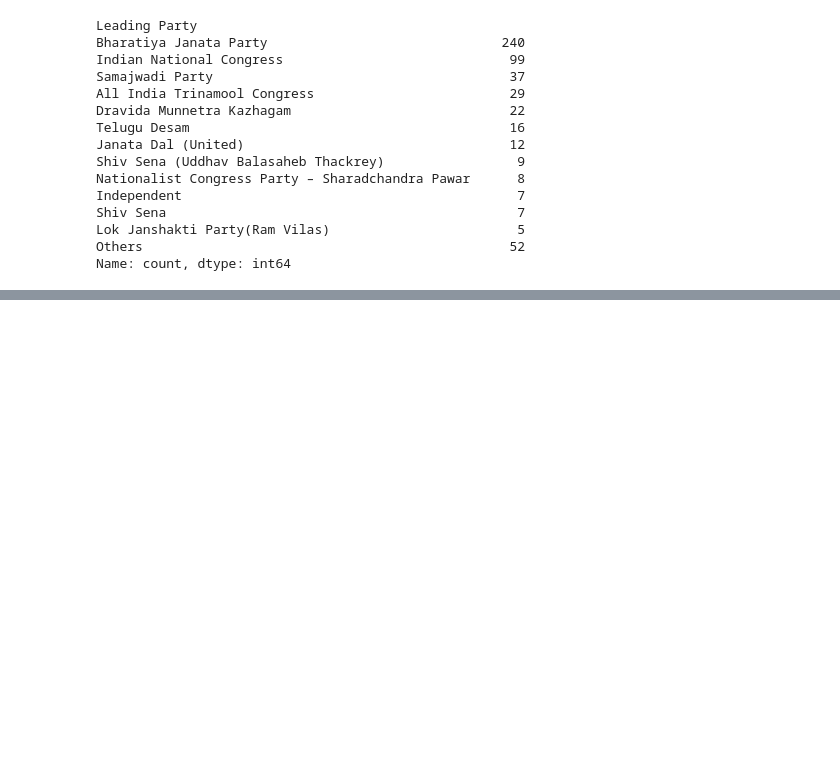
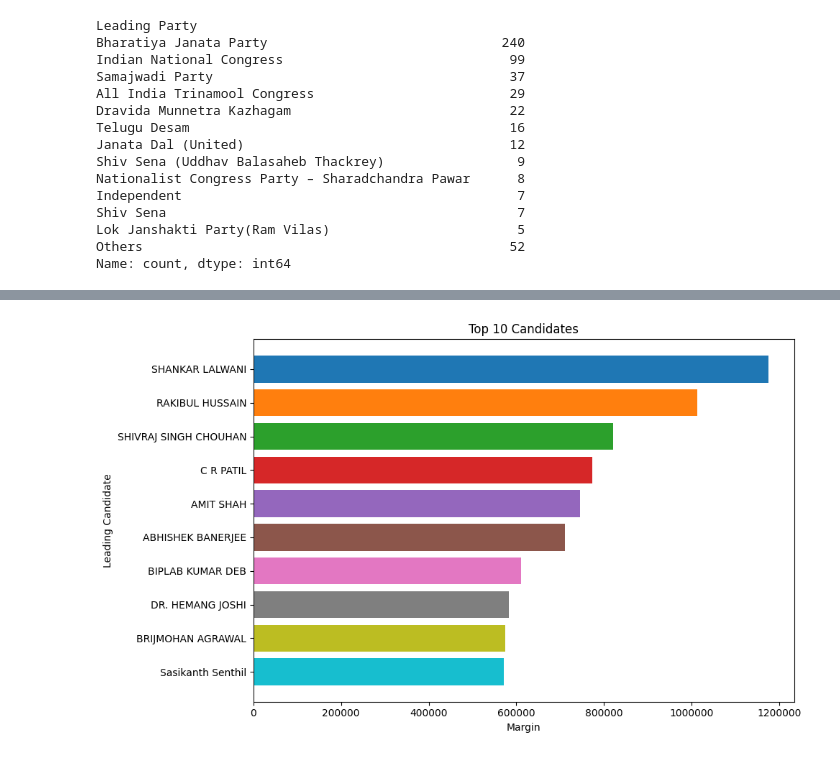
Before and after one commit to VijayKandpal001/Election_Dataset_Analysis, a Jupyter notebook: main.ipynb, the cells around one changed output, grey strips where cells are left out. Cells and saved outputs as stored; diff of their text form; code cells hidden in the pictures; blank space fills up the shorter version.

```diff
--- a/main.ipynb
+++ b/main.ipynb
@@ -160,0 +212,13 @@ Name: count, dtype: int64
+# %%
+top_10_winners=election_dataset.sort_values(by="Margin", ascending=False).head(10)
+plt.figure(figsize=(10,6))
+plt.barh(top_10_winners["Leading Candidate"], top_10_winners["Margin"], color =plt.cm.tab10.colors)
+plt.gca().invert_yaxis()
+plt.xlabel("Margin")
+plt.ylabel("Leading Candidate")
+plt.title("Top 10 Candidates")
+plt.ticklabel_format(style='plain', axis='x')
+plt.tight_layout()
+plt.show()
+# %% [output]
+[figure, added]
```
Also changed, not shown: parts of 7 cells of this notebook, 1 other file.
